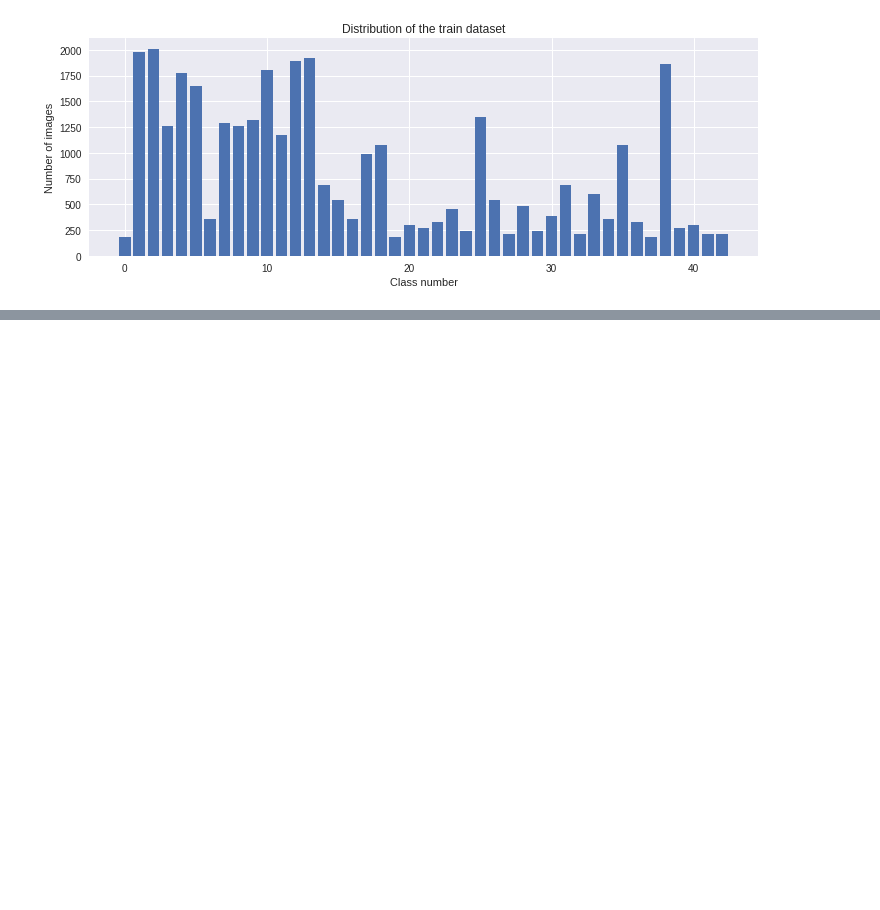
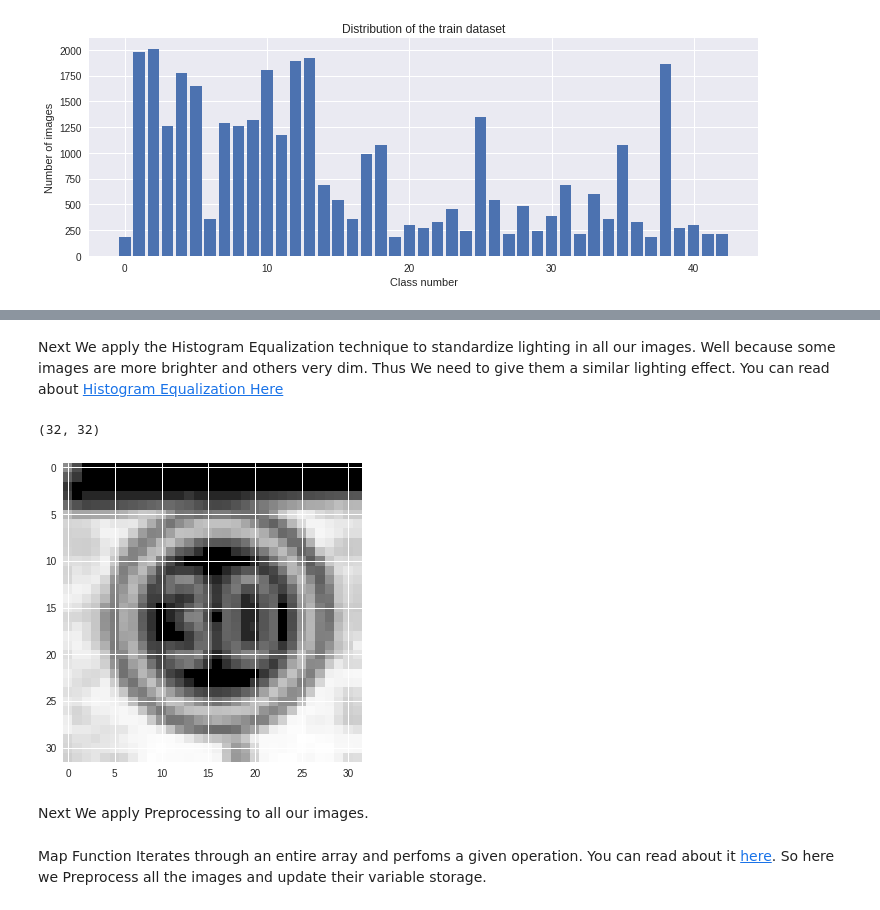
Before and after one commit to ItsCosmas/Traffic-Sign-Classification, a Jupyter notebook: Traffic_Sign_Classification.ipynb, the cells around one changed output, grey strips where cells are left out. Saved outputs shown, nothing was run; the diff lists cells and outputs as text; code cells hidden in the pictures; blank space fills up the shorter version.

```diff
--- a/Traffic_Sign_Classification.ipynb
+++ b/Traffic_Sign_Classification.ipynb
@@ -107,0 +137,16 @@ plt.show()
+# %% [markdown]
+Next We apply the Histogram Equalization technique to standardize lighting in all our images. Well because some images are more brighter and others very dim. Thus We need to give them a similar lighting effect. You can read about [Histogram Equalization Here](https://en.wikipedia.org/wiki/Histogram_equalization)
+# %%
+def equalize(img):
+  img = cv2.equalizeHist(img)
+  return img
+
+
+img = equalize(img)
+plt.imshow(img)
+print(img.shape)
+# %% [output]
+(32, 32)
+[figure, added]
+# %% [markdown]
+Next We apply Preprocessing to all our images.
@@ -107,0 +160,2 @@ plt.show()
+# %% [markdown]
+Map Function Iterates through an entire array and perfoms a given operation. You can read about it  [here](https://www.journaldev.com/22960/python-map-function). So here we Preprocess all the images and update their variable storage.
```
Also changed, not shown: parts of 16 cells of this notebook.
